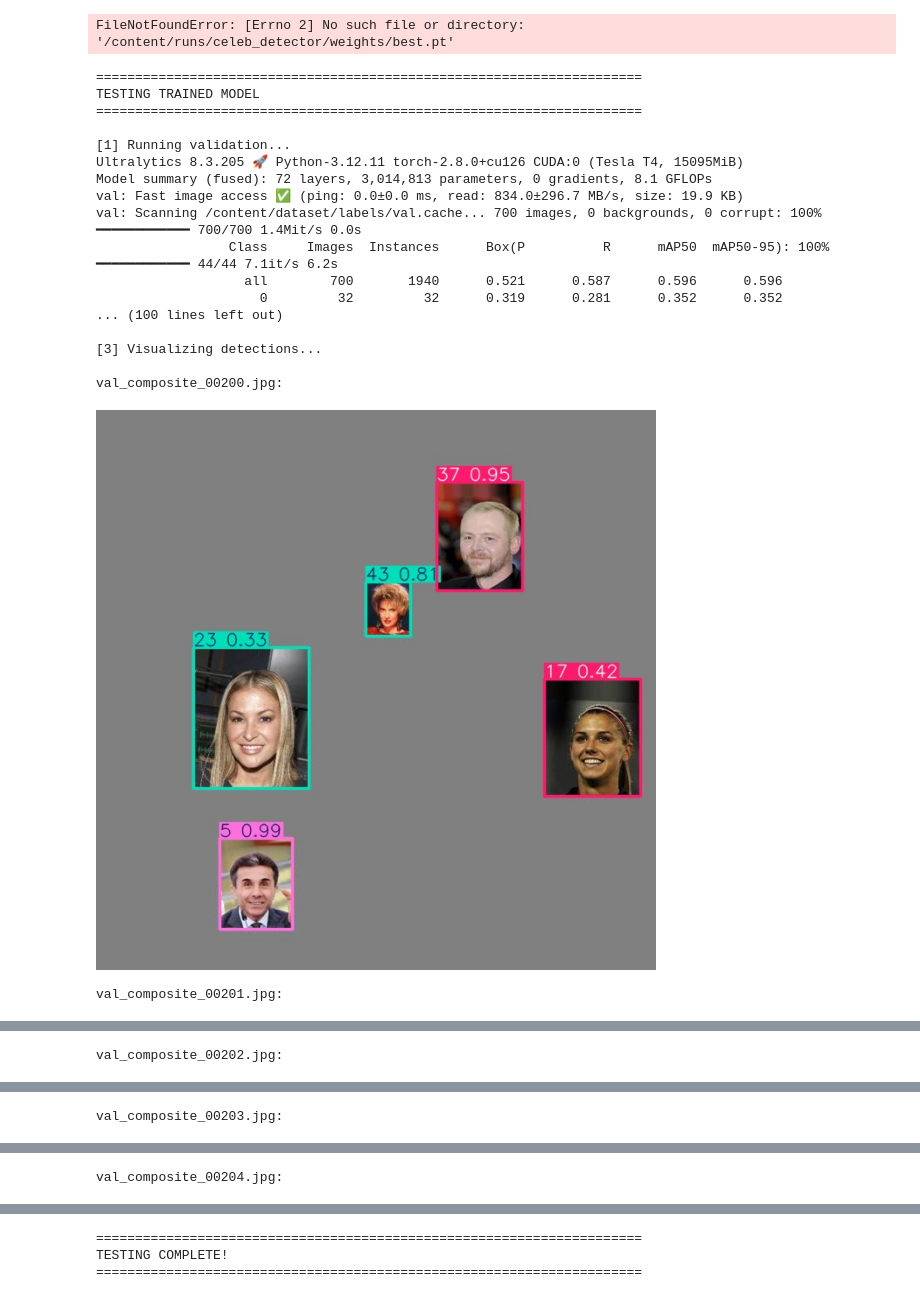
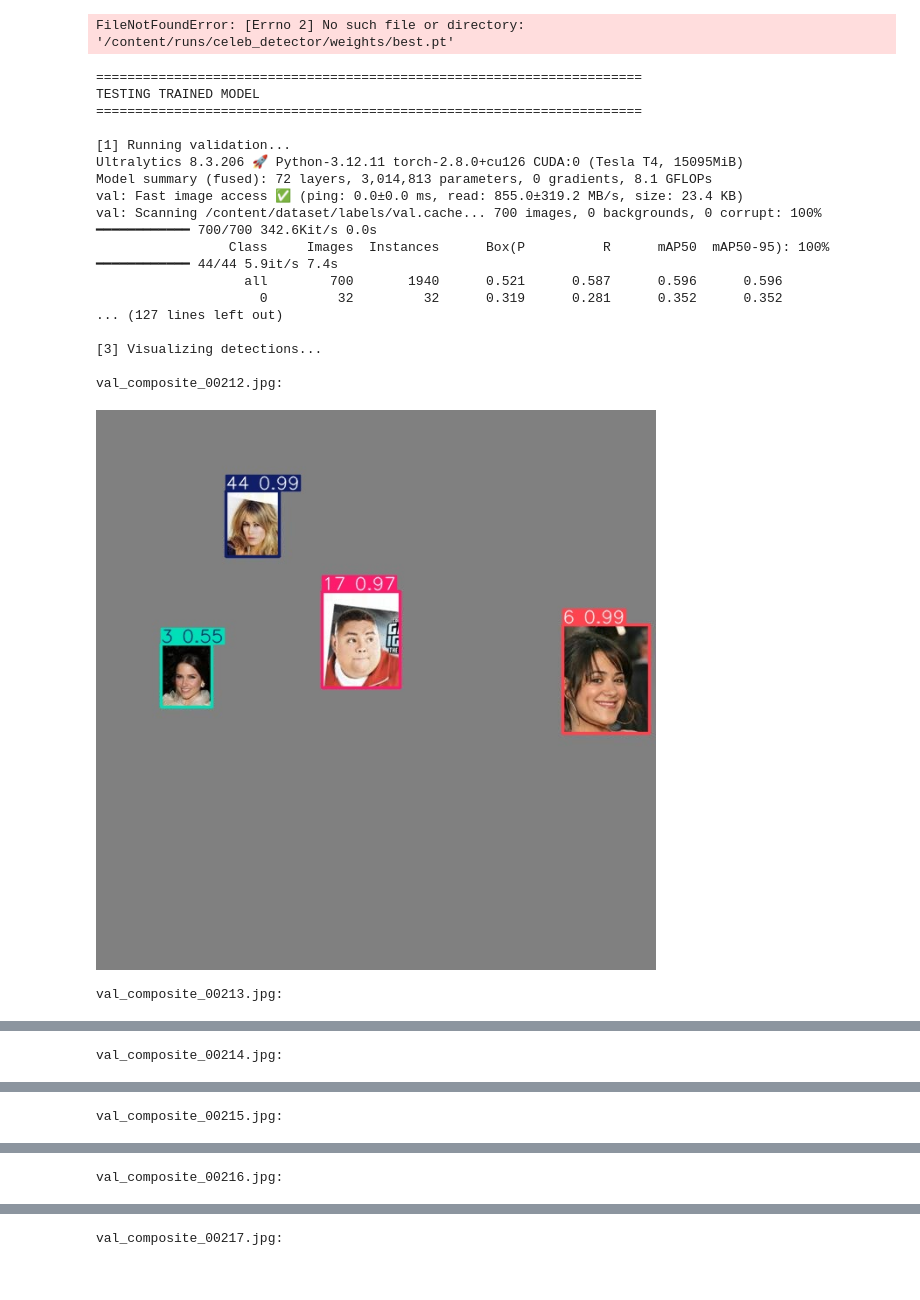
Before and after one commit to deepikasai-mettu/Discriminative-Deep-Learning, a Jupyter notebook: MileStone2_YOLOv8_Model_Train_and_Test.ipynb, the cells around one changed output, grey strips where cells are left out. Saved outputs shown, nothing was run; the diff lists cells and outputs as text; code cells hidden in the pictures.

Commit message:
updated test set

```diff
--- a/MileStone2_YOLOv8_Model_Train_and_Test.ipynb
+++ b/MileStone2_YOLOv8_Model_Train_and_Test.ipynb
@@ -178,9 +175,7 @@ Dataset structure:
 Loaded 47 celebrity mappings
 FileNotFoundError: [Errno 2] No such file or directory: '/content/runs/celeb_detector/weights/best.pt'
 # %%
-# ============================================================================
-# TEST YOUR TRAINED MODEL - FIXED
-# ============================================================================
+# TEST MODEL
 from ultralytics import YOLO
 import pandas as pd
 import os
@@ -198,22 +193,20 @@ print("="*70)
 print("TESTING TRAINED MODEL")
 print("="*70)
 
-# ============================================================================
-# TEST 1: Validate on entire validation set
-# ============================================================================
+# Validate on entire validation set
+
 print("\n[1] Running validation...")
 metrics = trained_model.val()
 print(f"\nValidation Results:")
 print(f"  mAP50: {metrics.box.map50:.3f} ({metrics.box.map50*100:.1f}%)")
 print(f"  mAP50-95: {metrics.box.map:.3f} ({metrics.box.map*100:.1f}%)")
 
-# ============================================================================
 # TEST 2: Test on sample images
 # ============================================================================
 print("\n[2] Testing on sample images...")
 
 val_img_dir = os.path.join(data['path'], 'images/val')
-test_imgs = sorted([os.path.join(val_img_dir, f) for f in os.listdir(val_img_dir) if f.endswith('.jpg')])[:5]
+test_imgs = sorted([os.path.join(val_img_dir, f) for f in os.listdir(val_img_dir) if f.endswith('.jpg')])[12:20]
 
 for img_path in test_imgs:
     print(f"\n--- {os.path.basename(img_path)} ---")
@@ -231,40 +224,39 @@ for img_path in test_imgs:
             x1, y1, x2, y2 = box.xyxy[0].tolist()
             print(f"  - Celebrity ID {celeb_id}: {conf:.2%} at [{int(x1)}, {int(y1)}, {int(x2)}, {int(y2)}]")
 
         save_path = f'/content/result_{os.path.basename(img_path)}'
         result.save(save_path)
 
-# ============================================================================
-# TEST 3: Visualize
+# TEST 3: Visualize with boxing
 # ============================================================================
 print("\n[3] Visualizing detections...")
 
 for img_path in test_imgs:
     result_path = f'/content/result_{os.path.basename(img_path)}'
     if os.path.exists(result_path):
         print(f"\n{os.path.basename(img_path)}:")
         display(Image(result_path))
 
 print("\n" + "="*70)
 print("TESTING COMPLETE!")
 print("="*70)
 # %% [output]
 ======================================================================
 TESTING TRAINED MODEL
 ======================================================================
 
 [1] Running validation...
-Ultralytics 8.3.205 🚀 Python-3.12.11 torch-2.8.0+cu126 CUDA:0 (Tesla T4, 15095MiB)
+Ultralytics 8.3.206 🚀 Python-3.12.11 torch-2.8.0+cu126 CUDA:0 (Tesla T4, 15095MiB)
 Model summary (fused): 72 layers, 3,014,813 parameters, 0 gradients, 8.1 GFLOPs
-val: Fast image access ✅ (ping: 0.0±0.0 ms, read: 834.0±296.7 MB/s, size: 19.9 KB)
-val: Scanning /content/dataset/labels/val.cache... 700 images, 0 backgrounds, 0 corrupt: 100% ━━━━━━━━━━━━ 700/700 1.4Mit/s 0.0s
-                 Class     Images  Instances      Box(P          R      mAP50  mAP50-95): 100% ━━━━━━━━━━━━ 44/44 7.1it/s 6.2s
+val: Fast image access ✅ (ping: 0.0±0.0 ms, read: 855.0±319.2 MB/s, size: 23.4 KB)
+val: Scanning /content/dataset/labels/val.cache... 700 images, 0 backgrounds, 0 corrupt: 100% ━━━━━━━━━━━━ 700/700 342.6Kit/s 0.0s
+                 Class     Images  Instances      Box(P          R      mAP50  mAP50-95): 100% ━━━━━━━━━━━━ 44/44 5.9it/s 7.4s
                    all        700       1940      0.521      0.587      0.596      0.596
                      0         32         32      0.319      0.281      0.352      0.352
-... (100 lines left out)
+... (127 lines left out)
 
 [3] Visualizing detections...
 
-val_composite_00200.jpg:
+val_composite_00212.jpg:
-[figure, old version]
+[figure, new version]
-val_composite_00201.jpg:
+val_composite_00213.jpg:
@@ -272 +264 @@ val_composite_00201.jpg:
-val_composite_00202.jpg:
+val_composite_00214.jpg:
@@ -274 +266 @@ val_composite_00202.jpg:
-val_composite_00203.jpg:
+val_composite_00215.jpg:
@@ -276 +268 @@ val_composite_00203.jpg:
-val_composite_00204.jpg:
+val_composite_00216.jpg:
@@ -278,3 +270 @@ val_composite_00204.jpg:
-======================================================================
-TESTING COMPLETE!
-======================================================================
+val_composite_00217.jpg:
```
Also changed, not shown: parts of 2 cells of this notebook.
